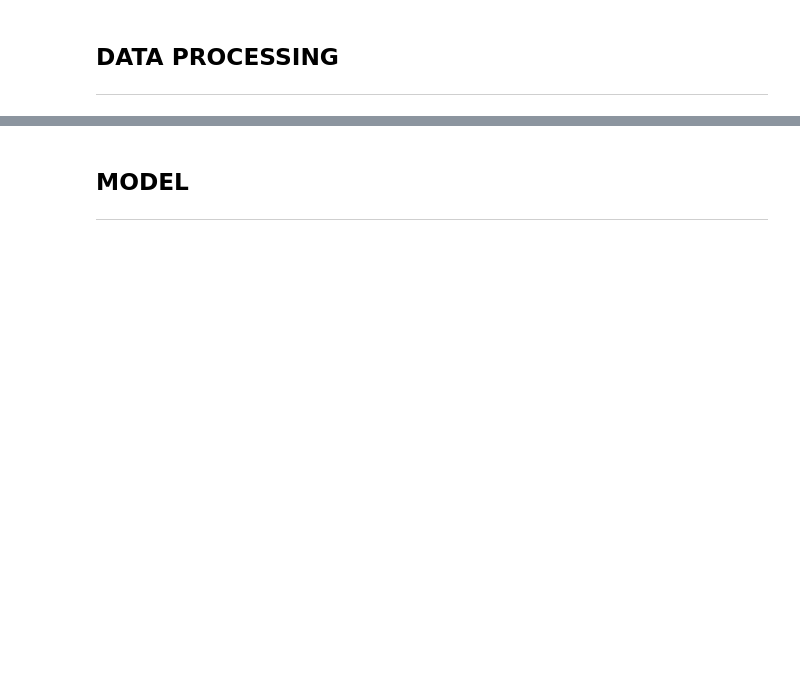
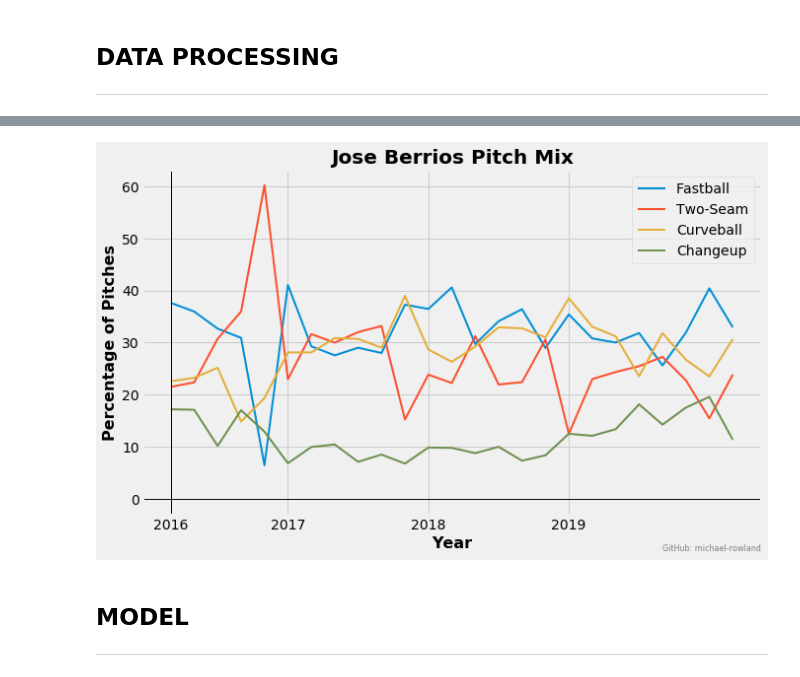
Before and after one commit to michael-rowland/Pitch-Predictions, a Jupyter notebook: Pitch-Predictions.ipynb, the cells around one changed output, grey strips where cells are left out. Saved outputs shown, nothing was run; the diff lists cells and outputs as text; code cells hidden in the pictures; blank space fills up the shorter version.

```diff
--- a/Pitch-Predictions.ipynb
+++ b/Pitch-Predictions.ipynb
@@ -244,8 +248,6 @@ def strike_encoding(df):
 def strike_percentage(df, percentage=True):
   '''
   creates columns of strike percentage (or raw count) for each pitch type
-  * This could be further engineered to calculate percentage of total number of
-  strikes thrown rather than number of total pitches
   '''
   df = df.copy()
 
@@ -339,0 +341,2 @@ Gathering Player Data
+# %%
+df = df.drop(['pitch_name', 'player_name'], axis=1)
@@ -340,3 +345,38 @@ Gathering Player Data
+# %%
+df['game_date'] = pd.to_datetime(df['game_date'])
+df['year'] = df['game_date'].dt.year
+df['month'] = df['game_date'].dt.month
+# %%
+tendencies = df.groupby(['year', 'month']).mean()
+pitches = tendencies.columns.str.startswith('previous_pitch_')
+plot_data = tendencies.loc[:, pitches]
+plot_data.columns = ['Fastball', 'Two-Seam', 'Curveball', 'Changeup']
+# %%
+plt.style.use('fivethirtyeight')
+
+fig, ax = plt.subplots(figsize=(10, 6))
+
+for pitch in plot_data.columns:
+  plt.plot(range(len(plot_data)), plot_data[pitch],
+           label=pitch, linewidth=2)
+
+ax.legend()
+
+ax.set_title('Jose Berrios Pitch Mix', fontsize=22, fontweight='bold')
+ax.set_xlabel('Year', fontsize=14, fontweight='bold')
+ax.set_ylabel('Percentage of Pitches', fontsize=14, fontweight='bold')
+
+ax.set_xticks([0, 5, 11, 17])
+ax.set_xticklabels(range(2016, 2020))
+ax.set_yticklabels(range(-10,70,10))
+
+ax.axhline(y=0, color='black', linewidth=1)
+ax.axvline(x=0, color='black', linewidth=1)
+ax.text(x=21, y=-0.1, s='GitHub: michael-rowland', fontsize=8, color='grey')
+
+plt.show()
+# %% [output]
+[figure, added]
 # %% [markdown]
 ## MODEL
 
```
Also changed, not shown: parts of 20 cells of this notebook.
